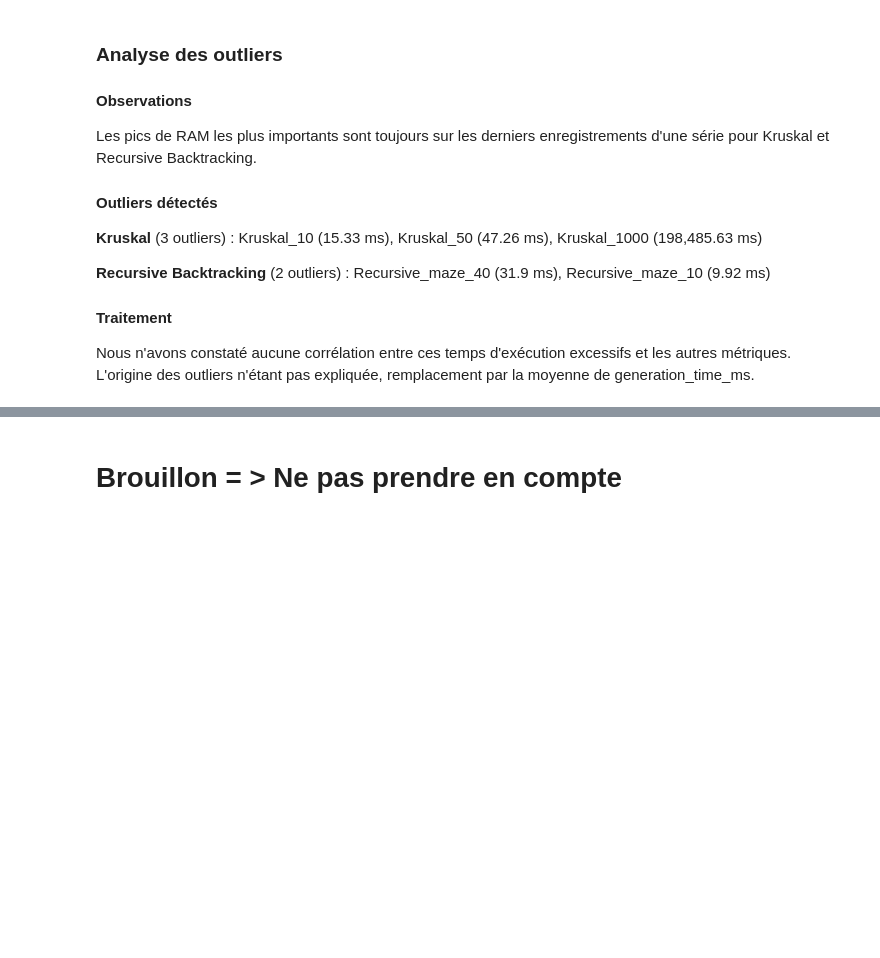
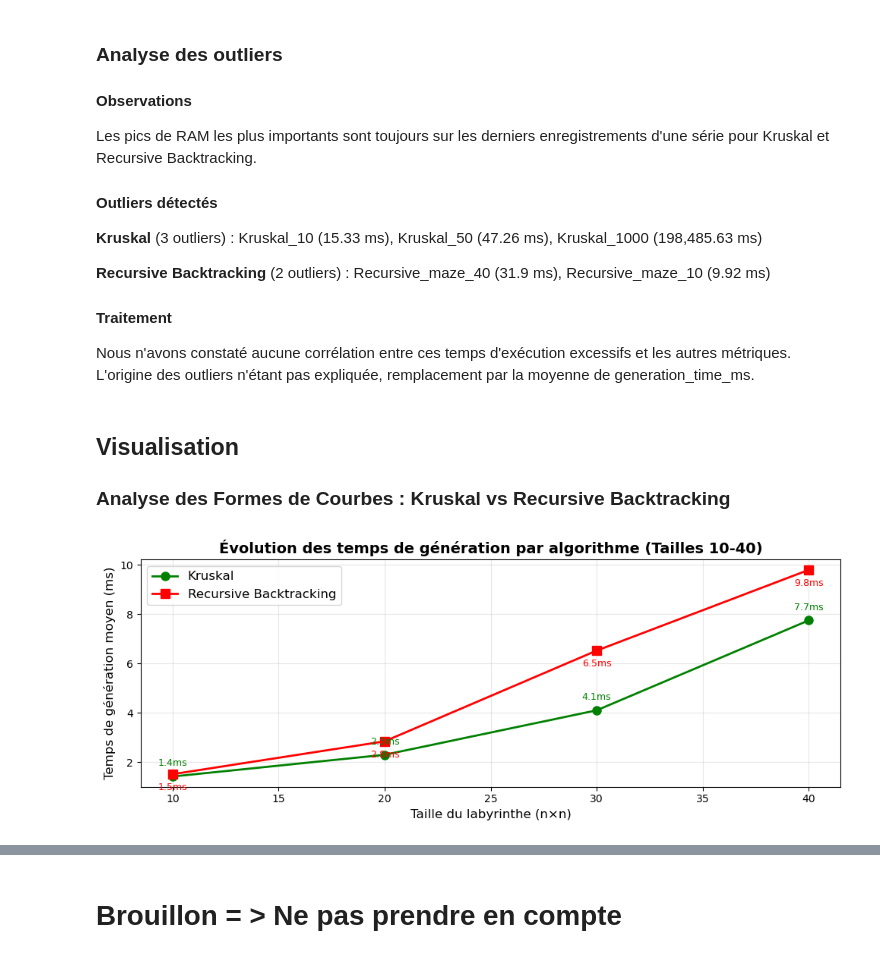
Before and after one commit to Paul-Emmanuel-Buffe/amazing-mazes, a Jupyter notebook: amazing_mazes_report.ipynb, the cells around one changed output, grey strips where cells are left out. Drawn from its saved outputs; the diff is of its cells as text; code cells hidden in the pictures; blank space fills up the shorter version.

```diff
--- a/amazing_mazes_report.ipynb
+++ b/amazing_mazes_report.ipynb
@@ -402,3 +403,54 @@ Les pics de RAM les plus importants sont toujours sur les derniers enregistremen
 
 #### Traitement
 Nous n'avons constaté aucune corrélation entre ces temps d'exécution excessifs et les autres métriques. L'origine des outliers n'étant pas expliquée, remplacement par la moyenne de generation_time_ms.
+# %% [markdown]
+## Visualisation
+### Analyse des Formes de Courbes : Kruskal vs Recursive Backtracking
+# %%
+# Calcul des moyennes par taille et algorithme (tailles 10 à 40 inclus)
+moyennes = duckdb.sql("""
+SELECT
+    algorithm,
+    maze_size,
+    AVG(generation_time_ms) as avg_time
+FROM df_clean
+WHERE maze_size >= 10 AND maze_size <= 40
+GROUP BY algorithm, maze_size
+ORDER BY algorithm, maze_size
+""").df()
+
+# Séparation des données par algorithme
+kruskal = moyennes[moyennes['algorithm'] == 'kruskal']
+dfs = moyennes[moyennes['algorithm'] == 'recursive_backtracking']
+
+# Création du graphique
+plt.figure(figsize=(10, 4))
+
+plt.plot(kruskal['maze_size'], kruskal['avg_time'],
+         'o-', linewidth=2, markersize=8, label='Kruskal', color='green')
+plt.plot(dfs['maze_size'], dfs['avg_time'],
+         's-', linewidth=2, markersize=8, label='Recursive Backtracking', color='red')
+
+plt.xlabel('Taille du labyrinthe (n×n)', fontsize=12)
+plt.ylabel('Temps de génération moyen (ms)', fontsize=12)
+plt.title('Évolution des temps de génération par algorithme (Tailles 10-40)', fontsize=14, fontweight='bold')
+plt.legend(fontsize=12)
+plt.grid(True, alpha=0.3)
+
+# Affichage des valeurs sur les points
+for i, row in kruskal.iterrows():
+    plt.annotate(f'{row["avg_time"]:.1f}ms',
+                (row['maze_size'], row['avg_time']),
+                textcoords="offset points", xytext=(0,10), ha='center',
+                fontsize=9, color='green')
+
+for i, row in dfs.iterrows():
+    plt.annotate(f'{row["avg_time"]:.1f}ms',
+                (row['maze_size'], row['avg_time']),
+                textcoords="offset points", xytext=(0,-15), ha='center',
+                fontsize=9, color='red')
+
+plt.tight_layout()
+plt.show()
+# %% [output]
+[figure, added]
```
Also changed, not shown: parts of 4 cells of this notebook.
